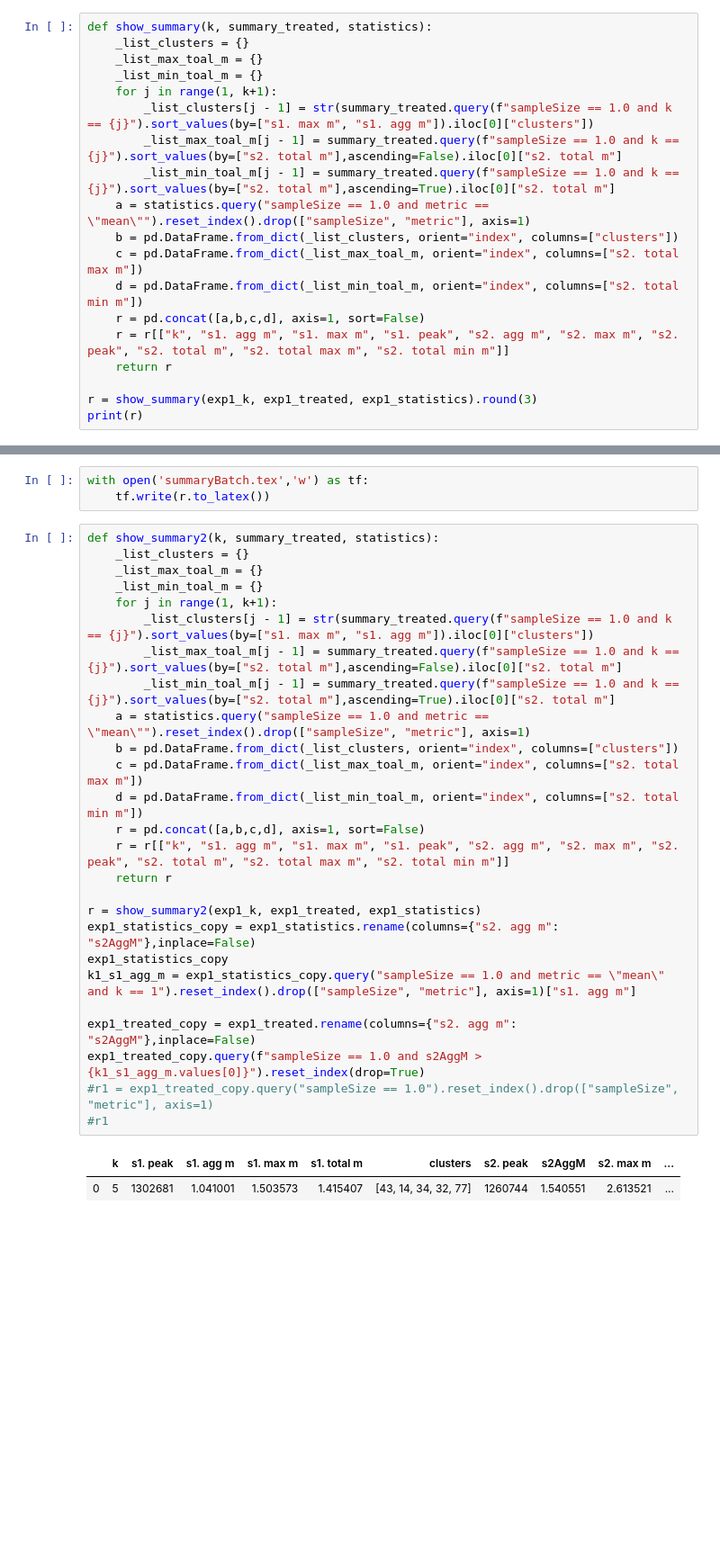
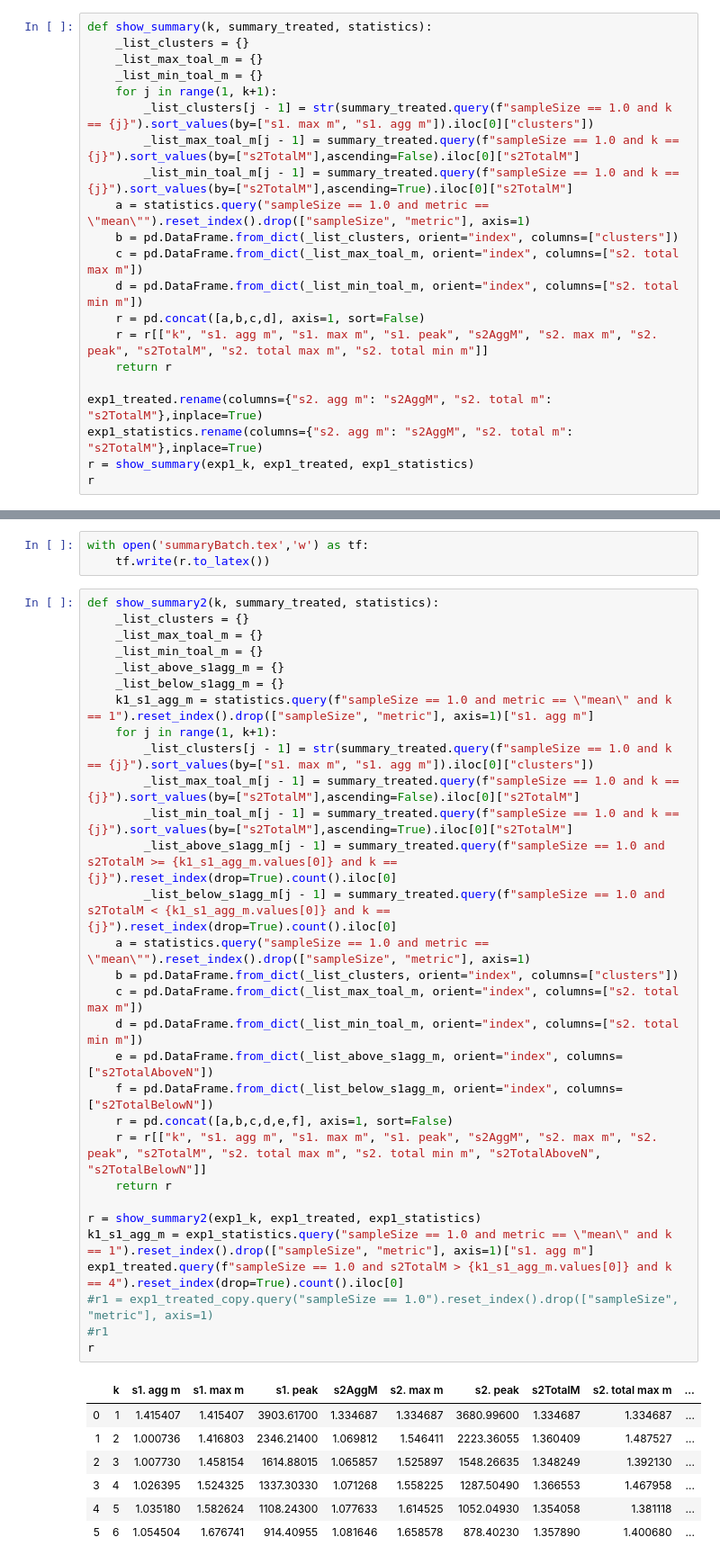
Before and after one commit to vicaba/siot-eclustering-viz, a Jupyter notebook: siot-clustering2.ipynb, the cells around one changed output, grey strips where cells are left out. Shown at 90% size. Drawn from its saved outputs; the diff is of its cells as text; blank space fills up the shorter version.

Commit message:
Backup commit. Above and Below

```diff
--- a/siot-clustering2.ipynb
+++ b/siot-clustering2.ipynb
@@ -272,16 +272,18 @@ def show_summary(k, summary_treated, statistics):
     _list_min_toal_m = {}
     for j in range(1, k+1):
         _list_clusters[j - 1] = str(summary_treated.query(f"sampleSize == 1.0 and k == {j}").sort_values(by=["s1. max m", "s1. agg m"]).iloc[0]["clusters"])
-        _list_max_toal_m[j - 1] = summary_treated.query(f"sampleSize == 1.0 and k == {j}").sort_values(by=["s2. total m"],ascending=False).iloc[0]["s2. total m"]
-        _list_min_toal_m[j - 1] = summary_treated.query(f"sampleSize == 1.0 and k == {j}").sort_values(by=["s2. total m"],ascending=True).iloc[0]["s2. total m"]
+        _list_max_toal_m[j - 1] = summary_treated.query(f"sampleSize == 1.0 and k == {j}").sort_values(by=["s2TotalM"],ascending=False).iloc[0]["s2TotalM"]
+        _list_min_toal_m[j - 1] = summary_treated.query(f"sampleSize == 1.0 and k == {j}").sort_values(by=["s2TotalM"],ascending=True).iloc[0]["s2TotalM"]
     a = statistics.query("sampleSize == 1.0 and metric == \"mean\"").reset_index().drop(["sampleSize", "metric"], axis=1)
     b = pd.DataFrame.from_dict(_list_clusters, orient="index", columns=["clusters"])
     c = pd.DataFrame.from_dict(_list_max_toal_m, orient="index", columns=["s2. total max m"])
     d = pd.DataFrame.from_dict(_list_min_toal_m, orient="index", columns=["s2. total min m"])
     r = pd.concat([a,b,c,d], axis=1, sort=False)
-    r = r[["k", "s1. agg m", "s1. max m", "s1. peak", "s2. agg m", "s2. max m", "s2. peak", "s2. total m", "s2. total max m", "s2. total min m"]]
+    r = r[["k", "s1. agg m", "s1. max m", "s1. peak", "s2AggM", "s2. max m", "s2. peak", "s2TotalM", "s2. total max m", "s2. total min m"]]
     return r
 
-r = show_summary(exp1_k, exp1_treated, exp1_statistics).round(3)
-print(r)
+exp1_treated.rename(columns={"s2. agg m": "s2AggM", "s2. total m": "s2TotalM"},inplace=True)
+exp1_statistics.rename(columns={"s2. agg m": "s2AggM", "s2. total m": "s2TotalM"},inplace=True)
+r = show_summary(exp1_k, exp1_treated, exp1_statistics)
+r
 # %% [output]
@@ -316,29 +310,38 @@ with open('summaryBatch.tex','w') as tf:
 # %%
 def show_summary2(k, summary_treated, statistics):
     _list_clusters = {}
     _list_max_toal_m = {}
     _list_min_toal_m = {}
+    _list_above_s1agg_m = {}
+    _list_below_s1agg_m = {}
+    k1_s1_agg_m = statistics.query(f"sampleSize == 1.0 and metric == \"mean\" and k == 1").reset_index().drop(["sampleSize", "metric"], axis=1)["s1. agg m"]
     for j in range(1, k+1):
         _list_clusters[j - 1] = str(summary_treated.query(f"sampleSize == 1.0 and k == {j}").sort_values(by=["s1. max m", "s1. agg m"]).iloc[0]["clusters"])
-        _list_max_toal_m[j - 1] = summary_treated.query(f"sampleSize == 1.0 and k == {j}").sort_values(by=["s2. total m"],ascending=False).iloc[0]["s2. total m"]
-        _list_min_toal_m[j - 1] = summary_treated.query(f"sampleSize == 1.0 and k == {j}").sort_values(by=["s2. total m"],ascending=True).iloc[0]["s2. total m"]
+        _list_max_toal_m[j - 1] = summary_treated.query(f"sampleSize == 1.0 and k == {j}").sort_values(by=["s2TotalM"],ascending=False).iloc[0]["s2TotalM"]
+        _list_min_toal_m[j - 1] = summary_treated.query(f"sampleSize == 1.0 and k == {j}").sort_values(by=["s2TotalM"],ascending=True).iloc[0]["s2TotalM"]
+        _list_above_s1agg_m[j - 1] = summary_treated.query(f"sampleSize == 1.0 and s2TotalM >= {k1_s1_agg_m.values[0]} and k == {j}").reset_index(drop=True).count().iloc[0]
+        _list_below_s1agg_m[j - 1] = summary_treated.query(f"sampleSize == 1.0 and s2TotalM < {k1_s1_agg_m.values[0]} and k == {j}").reset_index(drop=True).count().iloc[0]
     a = statistics.query("sampleSize == 1.0 and metric == \"mean\"").reset_index().drop(["sampleSize", "metric"], axis=1)
     b = pd.DataFrame.from_dict(_list_clusters, orient="index", columns=["clusters"])
     c = pd.DataFrame.from_dict(_list_max_toal_m, orient="index", columns=["s2. total max m"])
     d = pd.DataFrame.from_dict(_list_min_toal_m, orient="index", columns=["s2. total min m"])
-    r = pd.concat([a,b,c,d], axis=1, sort=False)
-    r = r[["k", "s1. agg m", "s1. max m", "s1. peak", "s2. agg m", "s2. max m", "s2. peak", "s2. total m", "s2. total max m", "s2. total min m"]]
+    e = pd.DataFrame.from_dict(_list_above_s1agg_m, orient="index", columns=["s2TotalAboveN"])
+    f = pd.DataFrame.from_dict(_list_below_s1agg_m, orient="index", columns=["s2TotalBelowN"])
+    r = pd.concat([a,b,c,d,e,f], axis=1, sort=False)
+    r = r[["k", "s1. agg m", "s1. max m", "s1. peak", "s2AggM", "s2. max m", "s2. peak", "s2TotalM", "s2. total max m", "s2. total min m", "s2TotalAboveN", "s2TotalBelowN"]]
     return r
 
 r = show_summary2(exp1_k, exp1_treated, exp1_statistics)
-exp1_statistics_copy = exp1_statistics.rename(columns={"s2. agg m": "s2AggM"},inplace=False)
-exp1_statistics_copy
-k1_s1_agg_m = exp1_statistics_copy.query("sampleSize == 1.0 and metric == \"mean\" and k == 1").reset_index().drop(["sampleSize", "metric"], axis=1)["s1. agg m"]
-
-exp1_treated_copy = exp1_treated.rename(columns={"s2. agg m": "s2AggM"},inplace=False)
-exp1_treated_copy.query(f"sampleSize == 1.0 and s2AggM > {k1_s1_agg_m.values[0]}").reset_index(drop=True)
+k1_s1_agg_m = exp1_statistics.query("sampleSize == 1.0 and metric == \"mean\" and k == 1").reset_index().drop(["sampleSize", "metric"], axis=1)["s1. agg m"]
+exp1_treated.query(f"sampleSize == 1.0 and s2TotalM > {k1_s1_agg_m.values[0]} and k == 4").reset_index(drop=True).count().iloc[0]
 #r1 = exp1_treated_copy.query("sampleSize == 1.0").reset_index().drop(["sampleSize", "metric"], axis=1)
 #r1
+r
 # %% [output]
-|  | k | s1. peak | s1. agg m | s1. max m | s1. total m | clusters | s2. peak | s2AggM | s2. max m | ... |
-| 0 | 5 | 1302681 | 1.041001 | 1.503573 | 1.415407 | [43, 14, 34, 32, 77] | 1260744 | 1.540551 | 2.613521 | ... |
+|  | k | s1. agg m | s1. max m | s1. peak | s2AggM | s2. max m | s2. peak | s2TotalM | s2. total max m | ... |
+| 0 | 1 | 1.415407 | 1.415407 | 3903.61700 | 1.334687 | 1.334687 | 3680.99600 | 1.334687 | 1.334687 | ... |
+| 1 | 2 | 1.000736 | 1.416803 | 2346.21400 | 1.069812 | 1.546411 | 2223.36055 | 1.360409 | 1.487527 | ... |
+| 2 | 3 | 1.007730 | 1.458154 | 1614.88015 | 1.065857 | 1.525897 | 1548.26635 | 1.348249 | 1.392130 | ... |
+| 3 | 4 | 1.026395 | 1.524325 | 1337.30330 | 1.071268 | 1.558225 | 1287.50490 | 1.366553 | 1.467958 | ... |
+| 4 | 5 | 1.035180 | 1.582624 | 1108.24300 | 1.077633 | 1.614525 | 1052.04930 | 1.354058 | 1.381118 | ... |
+| 5 | 6 | 1.054504 | 1.676741 | 914.40955 | 1.081646 | 1.658578 | 878.40230 | 1.357890 | 1.400680 | ... |
```
Also changed, not shown: parts of 1 cell of this notebook, 1 other file.
